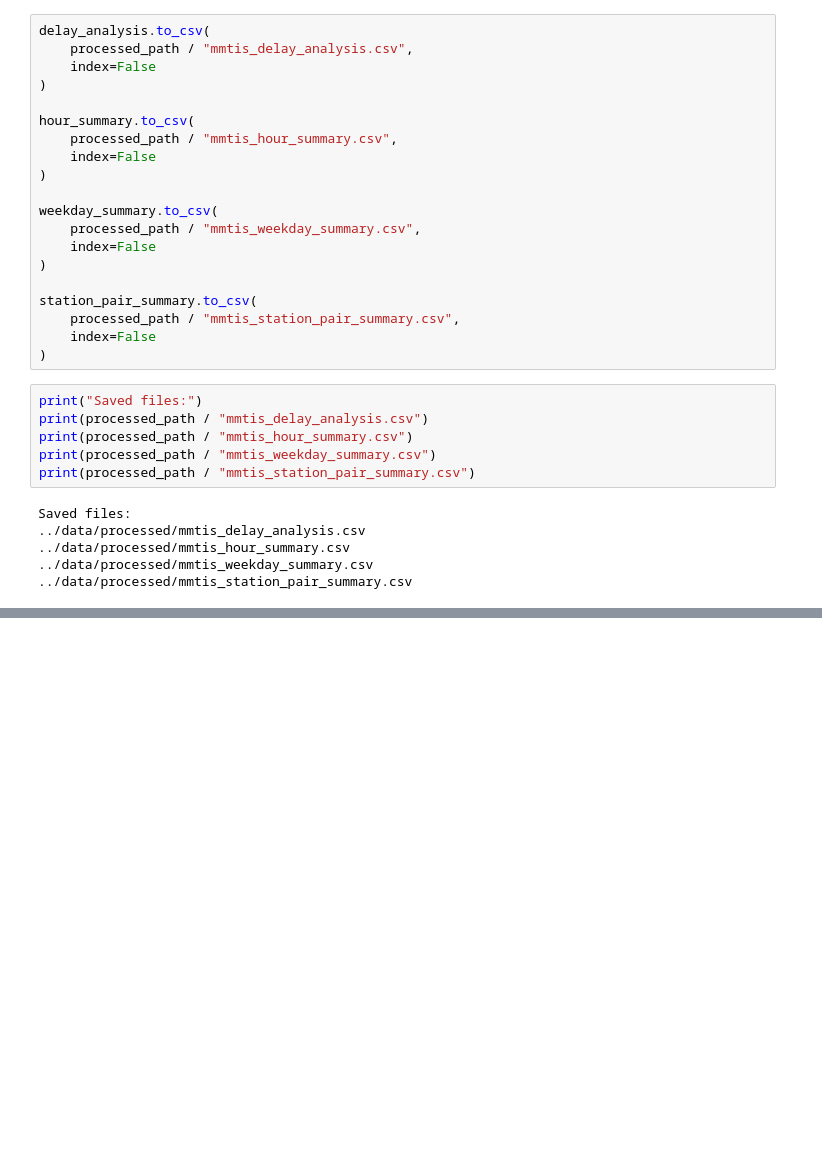
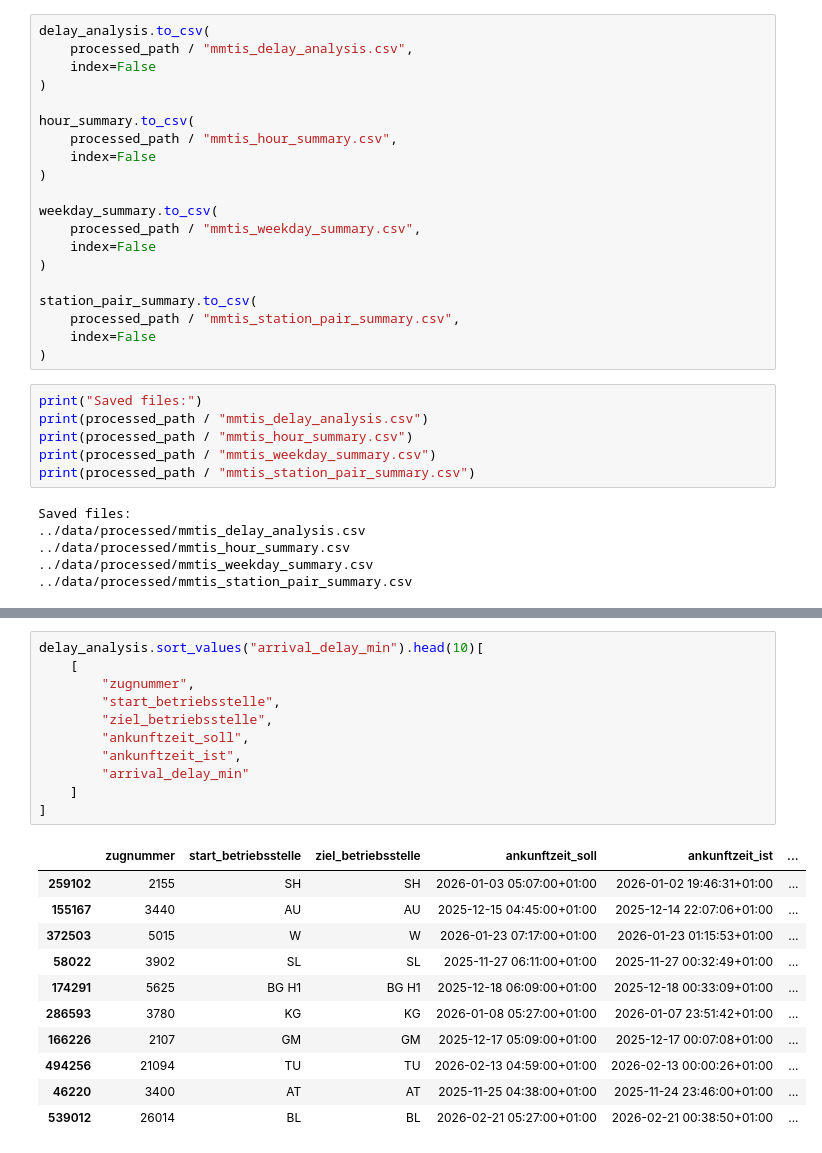
Before and after one commit to katerinadobrynina/is_oebb_on_time, a Jupyter notebook: notebooks/02_mmtis_loading_and_preparation.ipynb, the cells around one changed output, grey strips where cells are left out. Cells and saved outputs as stored; diff of their text form; blank space fills up the shorter version.

```diff
--- a/notebooks/02_mmtis_loading_and_preparation.ipynb
+++ b/notebooks/02_mmtis_loading_and_preparation.ipynb
@@ -425,0 +497,23 @@ Saved files:
+# %%
+delay_analysis.sort_values("arrival_delay_min").head(10)[
+    [
+        "zugnummer",
+        "start_betriebsstelle",
+        "ziel_betriebsstelle",
+        "ankunftzeit_soll",
+        "ankunftzeit_ist",
+        "arrival_delay_min"
+    ]
+]
+# %% [output]
+|  | zugnummer | start_betriebsstelle | ziel_betriebsstelle | ankunftzeit_soll | ankunftzeit_ist | ... |
+| 259102 | 2155 | SH | SH | 2026-01-03 05:07:00+01:00 | 2026-01-02 19:46:31+01:00 | ... |
+| 155167 | 3440 | AU | AU | 2025-12-15 04:45:00+01:00 | 2025-12-14 22:07:06+01:00 | ... |
+| 372503 | 5015 | W | W | 2026-01-23 07:17:00+01:00 | 2026-01-23 01:15:53+01:00 | ... |
+| 58022 | 3902 | SL | SL | 2025-11-27 06:11:00+01:00 | 2025-11-27 00:32:49+01:00 | ... |
+| 174291 | 5625 | BG H1 | BG H1 | 2025-12-18 06:09:00+01:00 | 2025-12-18 00:33:09+01:00 | ... |
+| 286593 | 3780 | KG | KG | 2026-01-08 05:27:00+01:00 | 2026-01-07 23:51:42+01:00 | ... |
+| 166226 | 2107 | GM | GM | 2025-12-17 05:09:00+01:00 | 2025-12-17 00:07:08+01:00 | ... |
+| 494256 | 21094 | TU | TU | 2026-02-13 04:59:00+01:00 | 2026-02-13 00:00:26+01:00 | ... |
+| 46220 | 3400 | AT | AT | 2025-11-25 04:38:00+01:00 | 2025-11-24 23:46:00+01:00 | ... |
+| 539012 | 26014 | BL | BL | 2026-02-21 05:27:00+01:00 | 2026-02-21 00:38:50+01:00 | ... |
```
Also changed, not shown: parts of 12 cells of this notebook.
